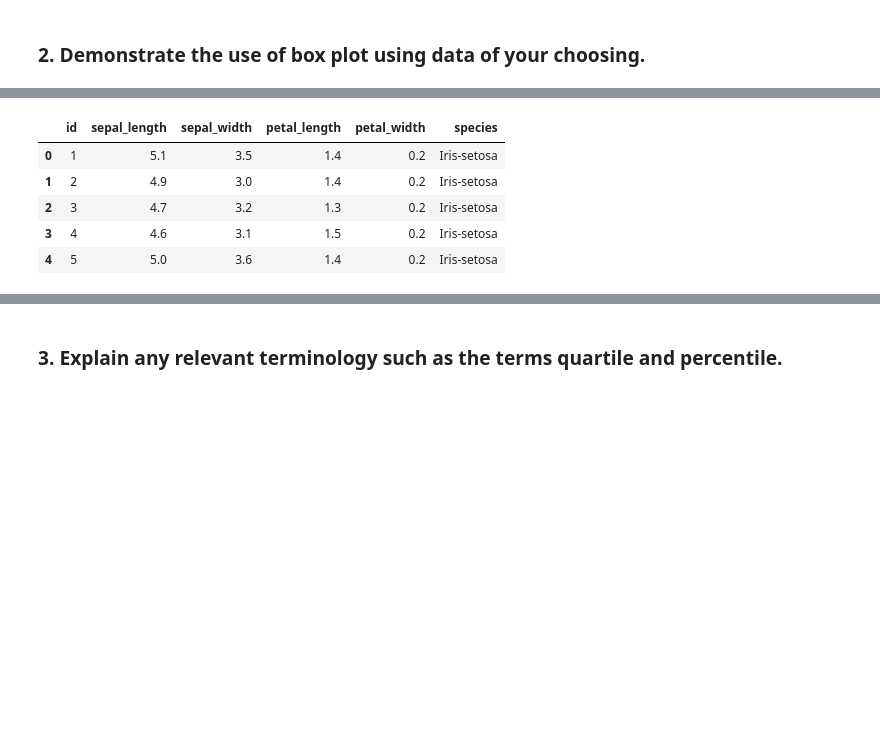
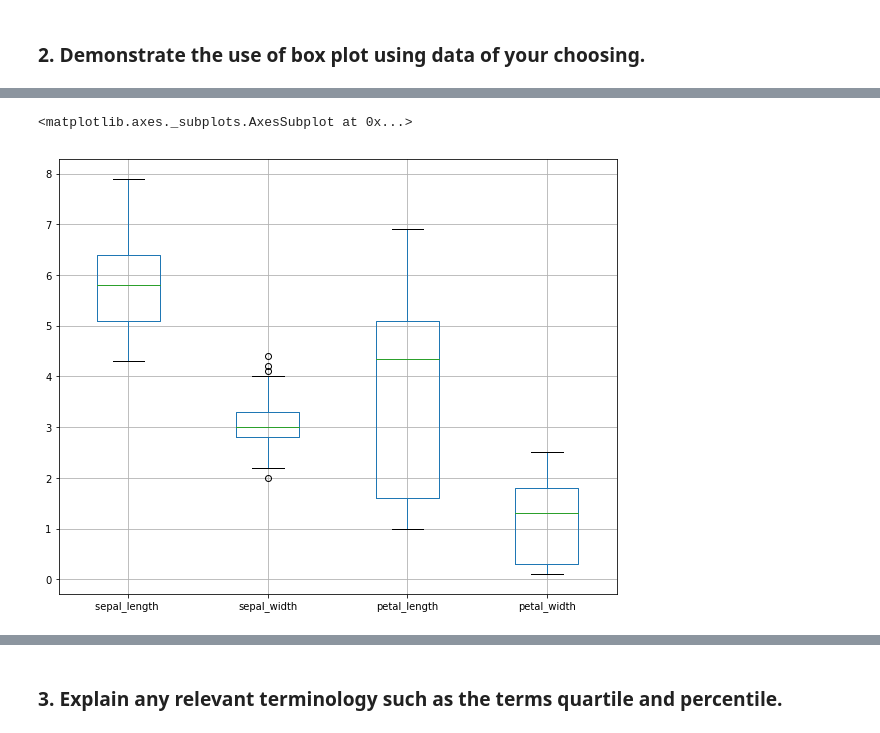
Before and after one commit to fionanealon/boxplot, a Jupyter notebook: Boxplot.ipynb, the cells around one changed output, grey strips where cells are left out. Saved outputs shown, nothing was run; the diff lists cells and outputs as text; code cells hidden in the pictures; blank space fills up the shorter version.

Commit message:
image

```diff
--- a/Boxplot.ipynb
+++ b/Boxplot.ipynb
@@ -78,2 +79,5 @@ ax.get_yaxis().tick_left()
 # %% [markdown]
 ### 2. Demonstrate the use of box plot using data of your choosing.
+# %%
+iris = pd.read_csv('https://raw.githubusercontent.com/fionanealon/datasets/master/irisnoid.csv')
+iris.describe()
@@ -80,13 +94,11 @@ ax.get_yaxis().tick_left()
+# %%
+fig, ax = plt.subplots(figsize=(10,8))
+iris.boxplot()
+# %% [output]
+<matplotlib.axes._subplots.AxesSubplot at 0x...>
+[figure, added]
 # %%
 iris = pd.read_csv('https://raw.githubusercontent.com/fionanealon/datasets/master/iris.csv')
-iris.head()
-# %% [output]
-|  | id | sepal_length | sepal_width | petal_length | petal_width | species |
-| 0 | 1 | 5.1 | 3.5 | 1.4 | 0.2 | Iris-setosa |
-| 1 | 2 | 4.9 | 3.0 | 1.4 | 0.2 | Iris-setosa |
-| 2 | 3 | 4.7 | 3.2 | 1.3 | 0.2 | Iris-setosa |
-| 3 | 4 | 4.6 | 3.1 | 1.5 | 0.2 | Iris-setosa |
-| 4 | 5 | 5.0 | 3.6 | 1.4 | 0.2 | Iris-setosa |
 # %%
 iris.drop("id", axis=1).boxplot(by="species", figsize=(10, 4))
 # %% [output]
```
Also changed, not shown: parts of 7 cells of this notebook, 2 other files.
